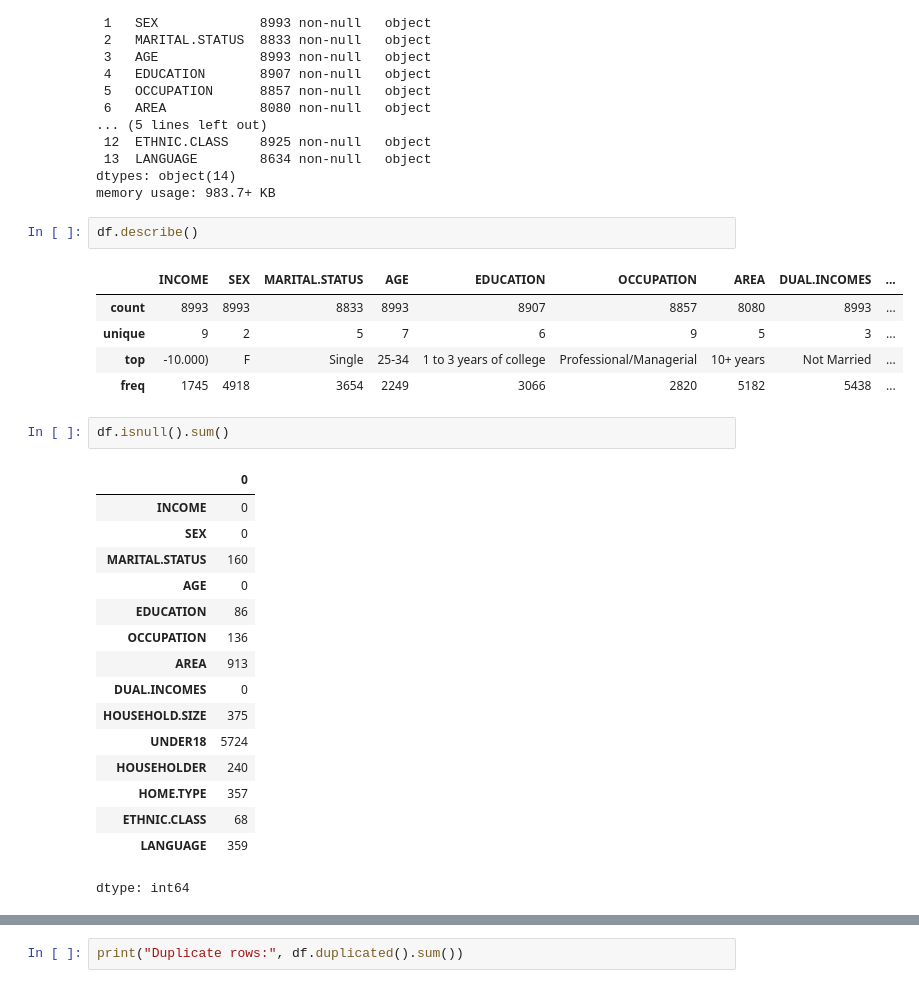
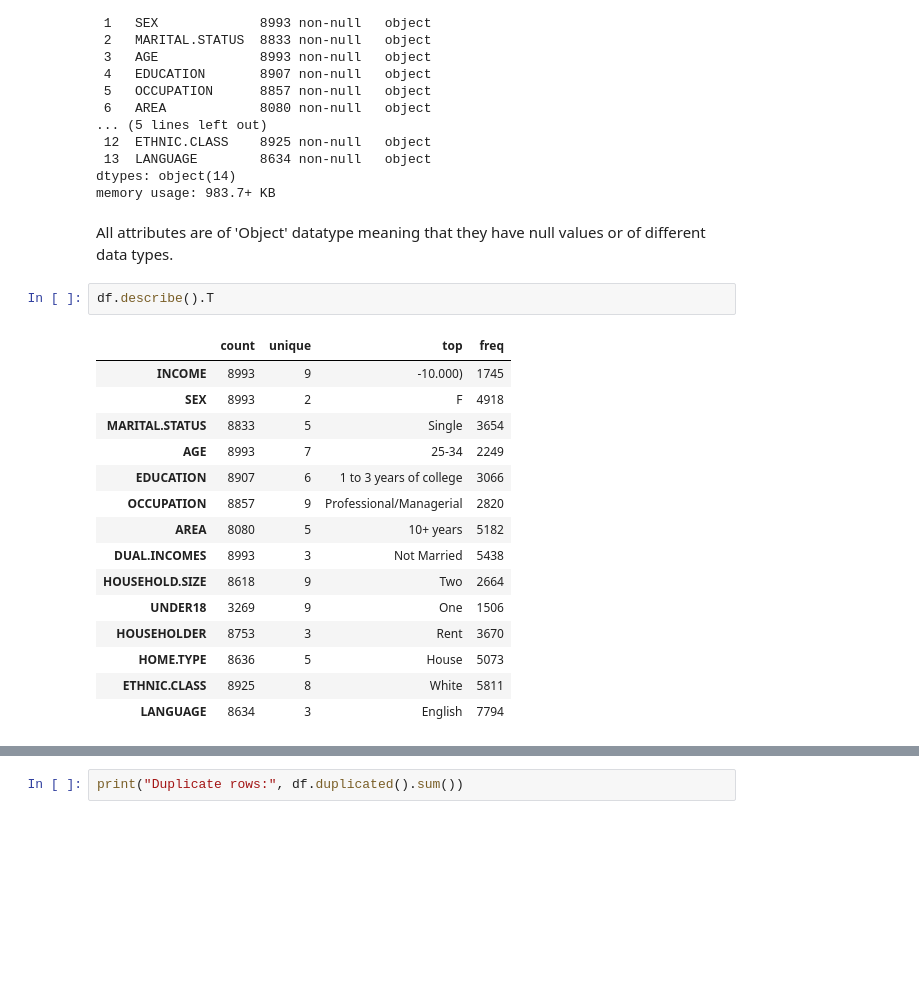
Before and after one commit to ShrutiG-24/-BCSE331L-Exploratory-Data-Analysis, a Jupyter notebook: 22BDS0298.ipynb, the cells around one changed output, grey strips where cells are left out. Cells and saved outputs as stored; diff of their text form; blank space fills up the shorter version.

```diff
--- a/22BDS0298.ipynb
+++ b/22BDS0298.ipynb
@@ -45,30 +183,23 @@ Data columns (total 14 columns):
  13  LANGUAGE        8634 non-null   object
 dtypes: object(14)
 memory usage: 983.7+ KB
+# %% [markdown]
+All attributes are of 'Object' datatype meaning that they have null values or of different data types.
 # %%
-df.describe()
+df.describe().T
 # %% [output]
-|  | INCOME | SEX | MARITAL.STATUS | AGE | EDUCATION | OCCUPATION | AREA | DUAL.INCOMES | ... |
-| count | 8993 | 8993 | 8833 | 8993 | 8907 | 8857 | 8080 | 8993 | ... |
-| unique | 9 | 2 | 5 | 7 | 6 | 9 | 5 | 3 | ... |
-| top | -10.000) | F | Single | 25-34 | 1 to 3 years of college | Professional/Managerial | 10+ years | Not Married | ... |
-| freq | 1745 | 4918 | 3654 | 2249 | 3066 | 2820 | 5182 | 5438 | ... |
+|  | count | unique | top | freq |
+| INCOME | 8993 | 9 | -10.000) | 1745 |
+| SEX | 8993 | 2 | F | 4918 |
+| MARITAL.STATUS | 8833 | 5 | Single | 3654 |
+| AGE | 8993 | 7 | 25-34 | 2249 |
+| EDUCATION | 8907 | 6 | 1 to 3 years of college | 3066 |
+| OCCUPATION | 8857 | 9 | Professional/Managerial | 2820 |
+| AREA | 8080 | 5 | 10+ years | 5182 |
+| DUAL.INCOMES | 8993 | 3 | Not Married | 5438 |
+| HOUSEHOLD.SIZE | 8618 | 9 | Two | 2664 |
+| UNDER18 | 3269 | 9 | One | 1506 |
+| HOUSEHOLDER | 8753 | 3 | Rent | 3670 |
+| HOME.TYPE | 8636 | 5 | House | 5073 |
+| ETHNIC.CLASS | 8925 | 8 | White | 5811 |
+| LANGUAGE | 8634 | 3 | English | 7794 |
-# %%
-df.isnull().sum()
-# %% [output]
-|  | 0 |
-| INCOME | 0 |
-| SEX | 0 |
-| MARITAL.STATUS | 160 |
-| AGE | 0 |
-| EDUCATION | 86 |
-| OCCUPATION | 136 |
-| AREA | 913 |
-| DUAL.INCOMES | 0 |
-| HOUSEHOLD.SIZE | 375 |
-| UNDER18 | 5724 |
-| HOUSEHOLDER | 240 |
-| HOME.TYPE | 357 |
-| ETHNIC.CLASS | 68 |
-| LANGUAGE | 359 |
-dtype: int64
```
Also changed, not shown: parts of 27 cells of this notebook.
